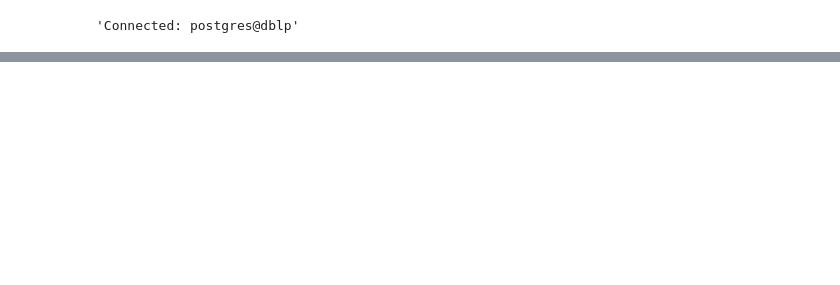
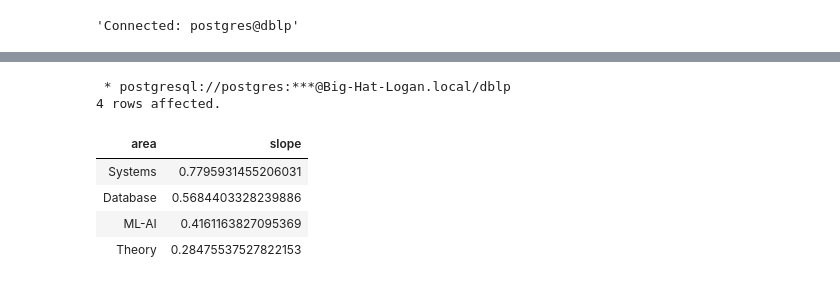
Before and after one commit to ldtcooper/dblp-analysis, a Jupyter notebook: assignment1/assignment1.ipynb, the cells around one changed output, grey strips where cells are left out. Cells and saved outputs as stored; diff of their text form; code cells hidden in the pictures; blank space fills up the shorter version.

```diff
--- a/assignment1/assignment1.ipynb
+++ b/assignment1/assignment1.ipynb
@@ -180,0 +304,51 @@ alt.Chart(decade_df, title='Question 4A').mark_line().encode(
+# %%
+%%sql
+WITH authors_per_paper AS (
+    SELECT inproceedings.pubkey, area, COALESCE(COUNT(author), 0) AS authcount, (year / 10)*10 AS decade
+    FROM inproceedings, authorship
+    WHERE inproceedings.pubkey = authorship.pubkey
+        AND area != 'UNKNOWN'
+    GROUP BY inproceedings.pubkey
+),
+papers_per_area AS (
+    SELECT area, COUNT(*) as papercount, (year / 10)*10 AS decade
+    FROM inproceedings
+    WHERE area != 'UNKNOWN'
+    GROUP BY area, decade
+),
+collated_papers AS (
+    SELECT area, SUM(authcount) AS totalauthors, decade
+    FROM authors_per_paper
+    GROUP BY area, decade
+),
+avg_authors AS (
+    SELECT papers_per_area.decade, papers_per_area.area, (totalauthors / papercount) AS avgcoauthor
+    FROM papers_per_area, collated_papers
+    WHERE papers_per_area.area = collated_papers.area
+        AND papers_per_area.decade = collated_papers.decade
+    ORDER BY decade ASC, area
+),
+area_count AS (
+    SELECT area, COUNT(*) AS n FROM avg_authors GROUP BY area
+),
+decade_count AS (
+    SELECT (decade % 1960) / 10 AS decade_num, area, avgcoauthor
+    FROM avg_authors
+),
+abcdn_tab AS (
+    SELECT area, SUM(decade_num * avgcoauthor) AS a, SUM(decade_num) as b, SUM(avgcoauthor) AS c, SUM(decade_num^2) AS d, COUNT(*) AS n FROM decade_count GROUP BY area
+)
+
+-- SELECT area, COUNT(*) FROM decade_count GROUP BY area
+SELECT
+    area, ((n * a) - (b * c)) / ((n * d) - b^2) AS slope
+FROM abcdn_tab
+ORDER BY slope DESC
+# %% [output]
+ * postgresql://postgres:***@Big-Hat-Logan.local/dblp
+4 rows affected.
+| area | slope |
+| Systems | 0.7795931455206031 |
+| Database | 0.5684403328239886 |
+| ML-AI | 0.4161163827095369 |
+| Theory | 0.28475537527822153 |
```
Also changed, not shown: parts of 11 cells of this notebook, 1 other file.
